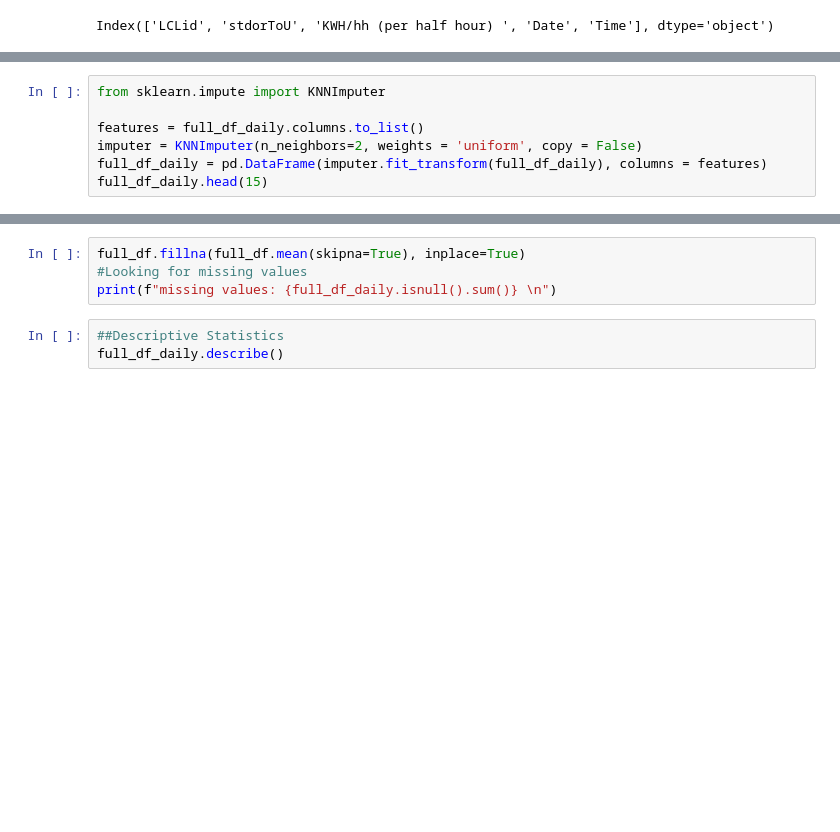
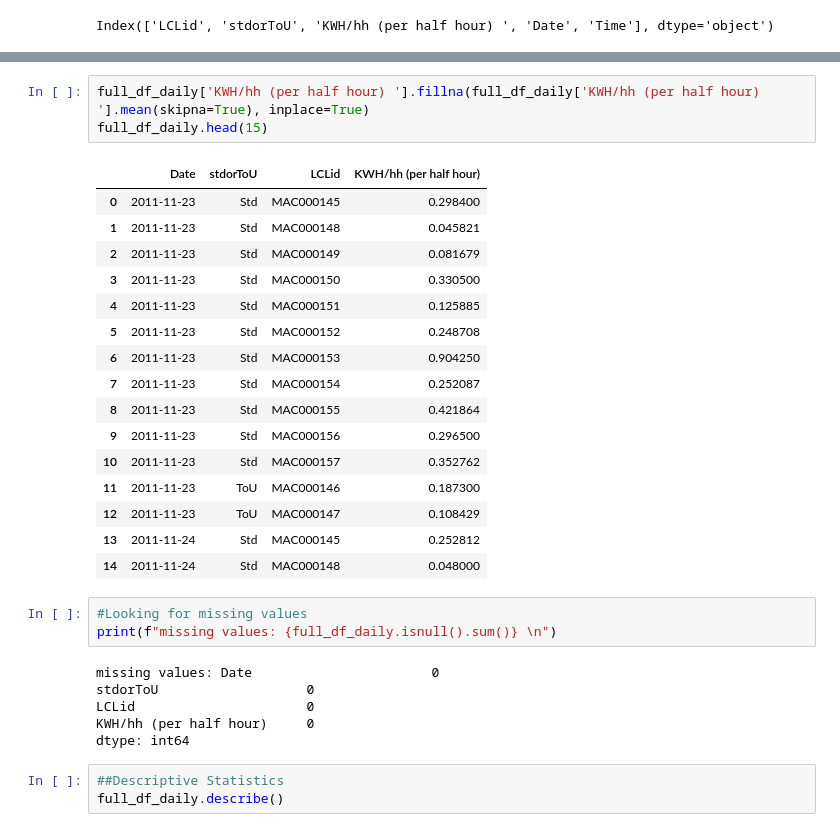
Before and after one commit to asgharlaib/Project_v1, a Jupyter notebook: Project.ipynb, the cells around one changed output, grey strips where cells are left out. Saved outputs shown, nothing was run; the diff lists cells and outputs as text; blank space fills up the shorter version.

```diff
--- a/Project.ipynb
+++ b/Project.ipynb
@@ -146,7 +147,0 @@ Index([9038, 9039, 9040, 9041, 9044], dtype='int64')
-# %%
-from sklearn.impute import KNNImputer
-
-features = full_df_daily.columns.to_list()
-imputer = KNNImputer(n_neighbors=2, weights = 'uniform', copy = False)
-full_df_daily = pd.DataFrame(imputer.fit_transform(full_df_daily), columns = features)
-full_df_daily.head(15)
@@ -155,7 +148,32 @@ SyntaxError: invalid syntax. Perhaps you forgot a comma? (<ipython-input-13-603b
+# %%
+full_df_daily['KWH/hh (per half hour) '].fillna(full_df_daily['KWH/hh (per half hour) '].mean(skipna=True), inplace=True)
+full_df_daily.head(15)
+# %% [output]
+|  | Date | stdorToU | LCLid | KWH/hh (per half hour) |
+| 0 | 2011-11-23 | Std | MAC000145 | 0.298400 |
+| 1 | 2011-11-23 | Std | MAC000148 | 0.045821 |
+| 2 | 2011-11-23 | Std | MAC000149 | 0.081679 |
+| 3 | 2011-11-23 | Std | MAC000150 | 0.330500 |
+| 4 | 2011-11-23 | Std | MAC000151 | 0.125885 |
+| 5 | 2011-11-23 | Std | MAC000152 | 0.248708 |
+| 6 | 2011-11-23 | Std | MAC000153 | 0.904250 |
+| 7 | 2011-11-23 | Std | MAC000154 | 0.252087 |
+| 8 | 2011-11-23 | Std | MAC000155 | 0.421864 |
+| 9 | 2011-11-23 | Std | MAC000156 | 0.296500 |
+| 10 | 2011-11-23 | Std | MAC000157 | 0.352762 |
+| 11 | 2011-11-23 | ToU | MAC000146 | 0.187300 |
+| 12 | 2011-11-23 | ToU | MAC000147 | 0.108429 |
+| 13 | 2011-11-24 | Std | MAC000145 | 0.252812 |
+| 14 | 2011-11-24 | Std | MAC000148 | 0.048000 |
 # %%
-full_df.fillna(full_df.mean(skipna=True), inplace=True)
 #Looking for missing values
 print(f"missing values: {full_df_daily.isnull().sum()} \n")
+# %% [output]
+missing values: Date                       0
+stdorToU                   0
+LCLid                      0
+KWH/hh (per half hour)     0
+dtype: int64
 # %%
 ##Descriptive Statistics
 full_df_daily.describe()
```
Also changed, not shown: parts of 7 cells of this notebook.
